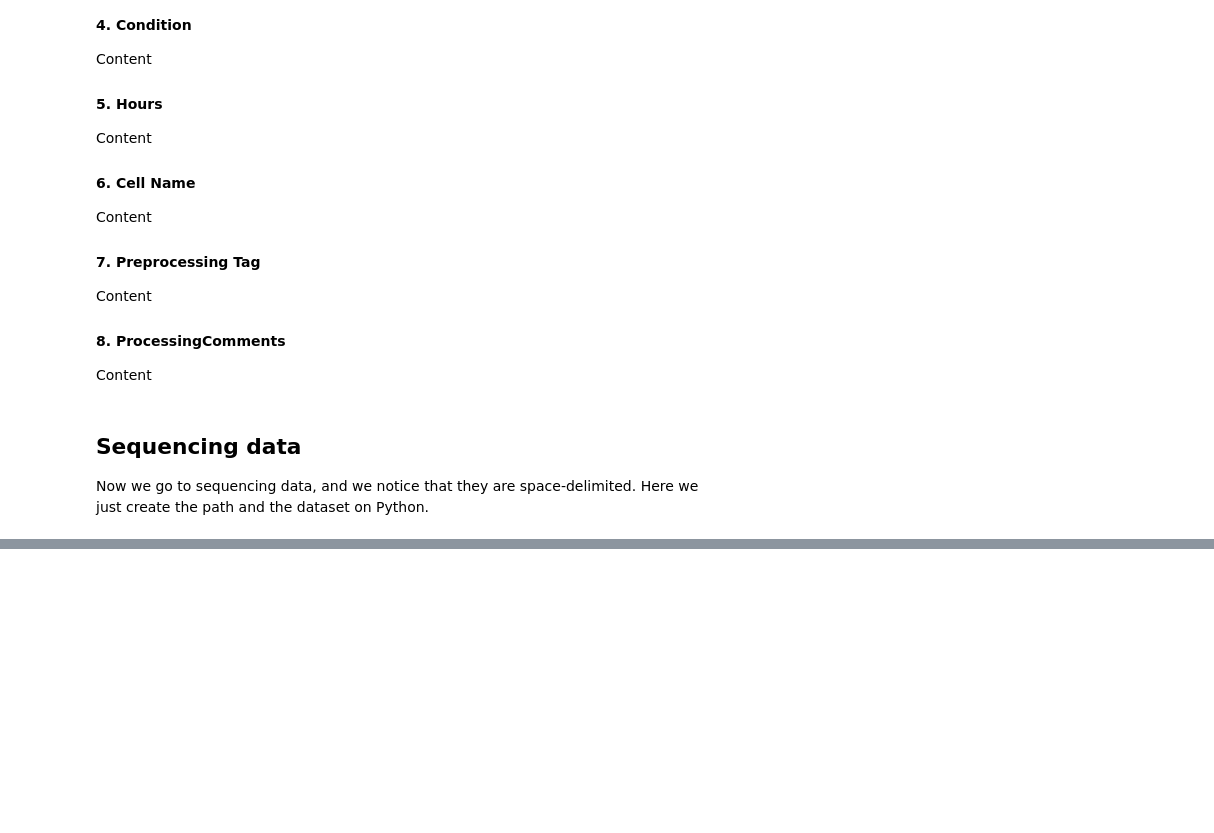
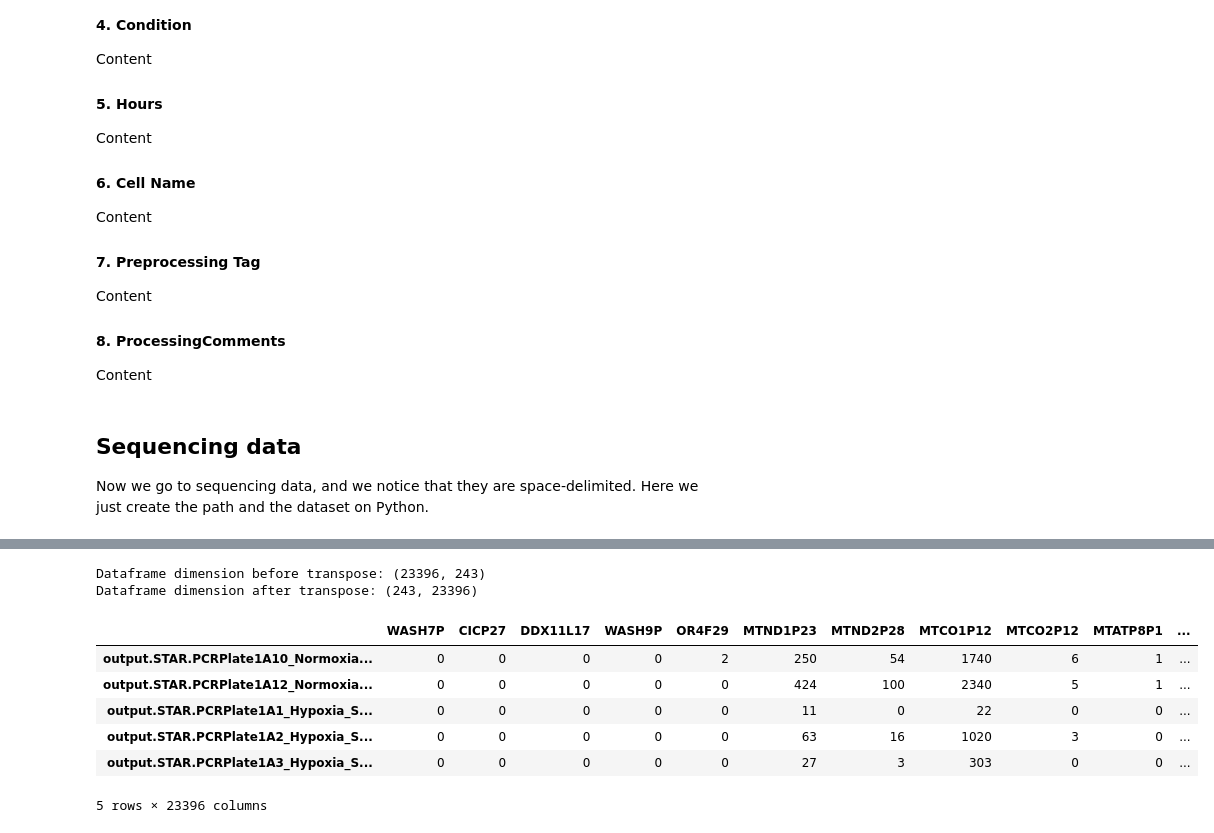
Before and after one commit to eghirardo/ai_lab, a Jupyter notebook: data_proc.ipynb, the cells around one changed output, grey strips where cells are left out. Saved outputs shown, nothing was run; the diff lists cells and outputs as text; code cells hidden in the pictures; blank space fills up the shorter version.

```diff
--- a/data_proc.ipynb
+++ b/data_proc.ipynb
@@ -179,0 +209,16 @@ Dimension: (19503, 1)
+# %%
+# Take the transpose of the dataframe
+print("Dataframe dimension before transpose:", df_seq_HUnfilt.shape)
+df_seq_HUnfilt = df_seq_HUnfilt.T
+print("Dataframe dimension after transpose:", df_seq_HUnfilt.shape)
+df_seq_HUnfilt.head(5)
+# %% [output]
+Dataframe dimension before transpose: (23396, 243)
+Dataframe dimension after transpose: (243, 23396)
+|  | WASH7P | CICP27 | DDX11L17 | WASH9P | OR4F29 | MTND1P23 | MTND2P28 | MTCO1P12 | MTCO2P12 | MTATP8P1 | ... |
+| output.STAR.PCRPlate1A10_Normoxia... | 0 | 0 | 0 | 0 | 2 | 250 | 54 | 1740 | 6 | 1 | ... |
+| output.STAR.PCRPlate1A12_Normoxia... | 0 | 0 | 0 | 0 | 0 | 424 | 100 | 2340 | 5 | 1 | ... |
+| output.STAR.PCRPlate1A1_Hypoxia_S... | 0 | 0 | 0 | 0 | 0 | 11 | 0 | 22 | 0 | 0 | ... |
+| output.STAR.PCRPlate1A2_Hypoxia_S... | 0 | 0 | 0 | 0 | 0 | 63 | 16 | 1020 | 3 | 0 | ... |
+| output.STAR.PCRPlate1A3_Hypoxia_S... | 0 | 0 | 0 | 0 | 0 | 27 | 3 | 303 | 0 | 0 | ... |
+5 rows × 23396 columns
```
Also changed, not shown: parts of 17 cells of this notebook.
